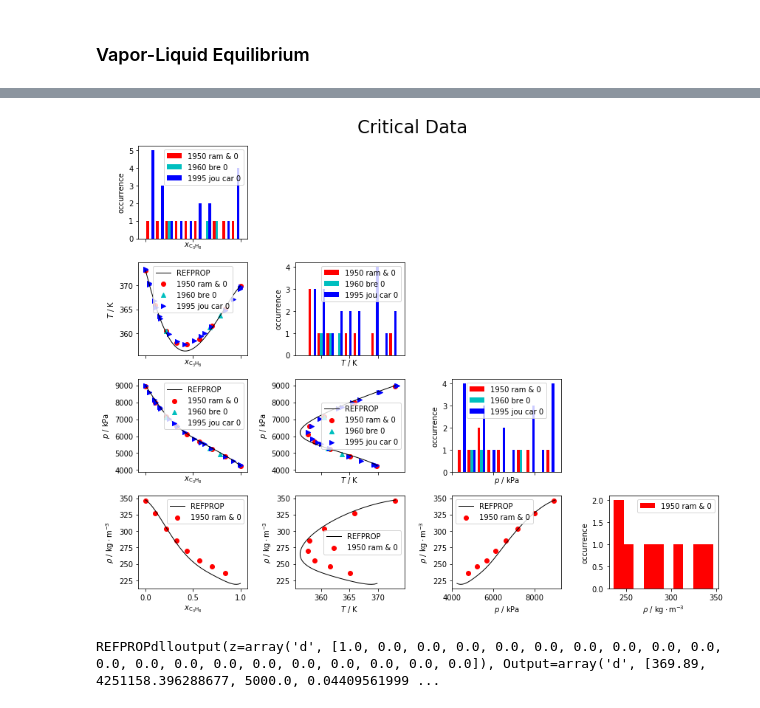
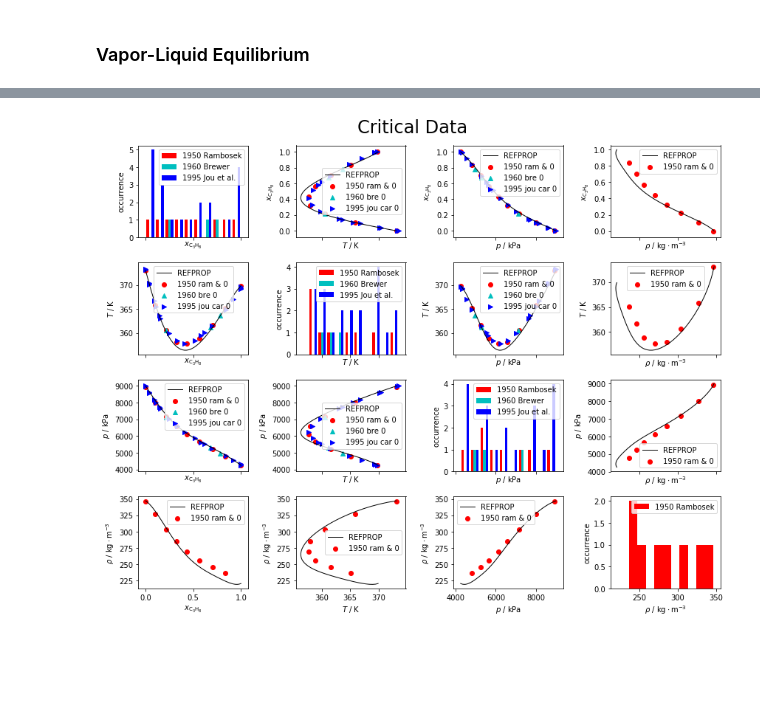
Before and after one commit to usnistgov/PPEPPD2019-data, a Jupyter notebook: EDA.ipynb, the cells around one changed output, grey strips where cells are left out. Cells and saved outputs as stored; diff of their text form; code cells hidden in the pictures; blank space fills up the shorter version.

Commit message:
Added REFPROP, pickles

```diff
--- a/EDA.ipynb
+++ b/EDA.ipynb
@@ -9,6 +9,10 @@ pd.set_option('display.max_colwidth', -1)
 # Matplotlib for plotting
 import matplotlib.pyplot as plt
 %matplotlib inline
+
+# pickle in case you don't have REFPROP installed
+import pickle as pkl
+run_refprop = False
 # %% [markdown]
 ### Define some standard terms, so that columns are consistent
 This is all done in __[markdown](https://medium.com/ibm-data-science-experience/markdown-for-jupyter-notebooks-cheatsheet-386c05aeebed)__, taking advantage of __[MathJax](https://jupyter-notebook.readthedocs.io/en/stable/examples/Notebook/Typesetting%20Equations.html)__
@@ -206,9 +235,9 @@ def plot_grid(df, columns, title=None):
     fig, axes = plt.subplots(n,n, figsize=(12, 10), sharex='col')
     for i in np.arange(n):
         for j in np.arange(n):
-            if (i < j):
-                axes[i,j].axis('off')
-                continue
+#             if (i < j):
+#                 axes[i,j].axis('off')
+#                 continue
             if (i == j):
                 hist_set(df, columns[i], axes=axes[i,i])
             else:
@@ -303,22 +471,23 @@ plot_grid(az_df, az_df.columns[[1,2,3]], title='Azeotropic Data')
 # %%
-crit_df = crit_df[crit_df.Source != REFPROP_src]
-for z in np.linspace(0,1):
-    ref = RP.REFPROPdll('PROPANE;H2S','CRIT','T,P,D,M',MOLAR_BASE_SI,0,0,0,0,[z,1-z]+[0.0]*18)
-    if ref.ierr > 0:
-        continue
-    press = ref.Output[0] / 1000
-    crit_df.loc[len(crit_df)] = {source:REFPROP_src,
-                                 rejected: False,
-                                 T: ref.Output[0],
-                                 p: ref.Output[1]/1000,
-                                 rho: ref.Output[2]*ref.Output[3],
-                                 comment: np.nan,
-                                 xC3:z}
+if run_refprop:
+    REFPROP_crit_df = pd.DataFrame(columns=[source, rejected, T, p, rho, xC3])
+    for z in np.linspace(0,1):
+        ref = RP.REFPROPdll('PROPANE;H2S','CRIT','T,P,D,M',MOLAR_BASE_SI,0,0,0,0,[z,1-z]+[0.0]*18)
+        if ref.ierr > 0:
+            continue
+        press = ref.Output[0] / 1000
+        REFPROP_crit_df.loc[len(REFPROP_crit_df)] = {source:REFPROP_src,
+                                                     rejected: False,
+                                                     T: ref.Output[0],
+                                                     p: ref.Output[1]/1000,
+                                                     rho: ref.Output[2]*ref.Output[3],
+                                                     xC3:z}
+    with open('REFPROP_crit_df.pkl', 'wb') as dbfile:
+        pkl.dump(REFPROP_crit_df, dbfile)
+else:
+    with open('REFPROP_crit_df.pkl', 'rb') as dbfile:
+        REFPROP_crit_df = pkl.load(dbfile)
 
-plot_grid(crit_df, crit_df.columns[[1,2,3,4]], title='Critical Data')
+plot_grid(crit_df.append(REFPROP_crit_df), crit_df.columns[[1,2,3,4]], title='Critical Data')
 # %% [output]
-[figure, old version]
+[figure, new version]
-# %%
-RP.REFPROPdll('PROPANE;H2S','CRIT','T,P,D,M',MOLAR_BASE_SI,0,0,0,0,[z,1-z]+[0.0]*18)
-# %% [output]
-REFPROPdlloutput(z=array('d', [1.0, 0.0, 0.0, 0.0, 0.0, 0.0, 0.0, 0.0, 0.0, 0.0, 0.0, 0.0, 0.0, 0.0, 0.0, 0.0, 0.0, 0.0, 0.0, 0.0]), Output=array('d', [369.89, 4251158.396288677, 5000.0, 0.04409561999 ...
```
Also changed, not shown: parts of 19 cells of this notebook, 3 other files.
